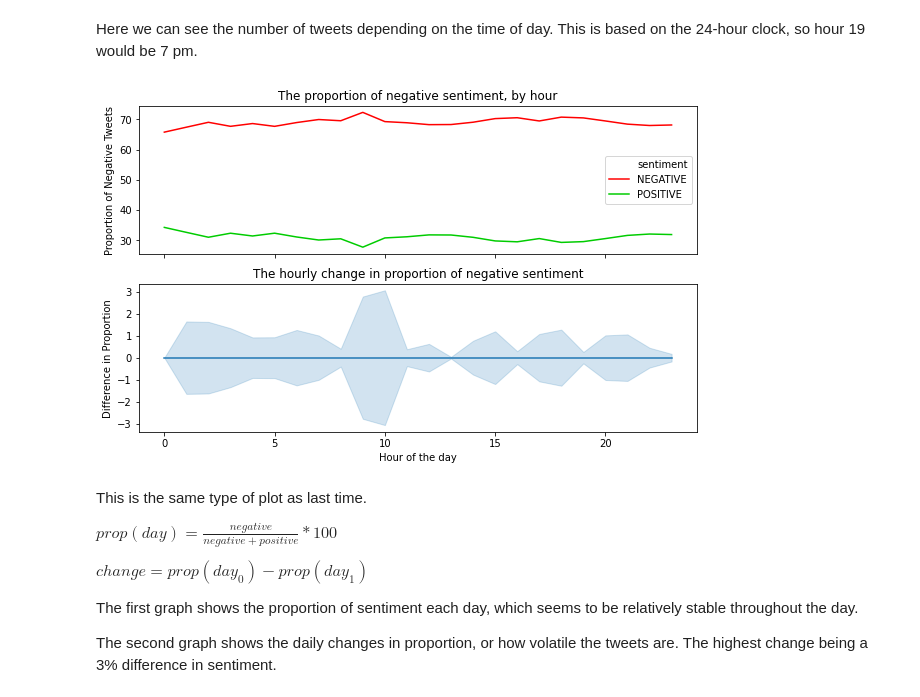
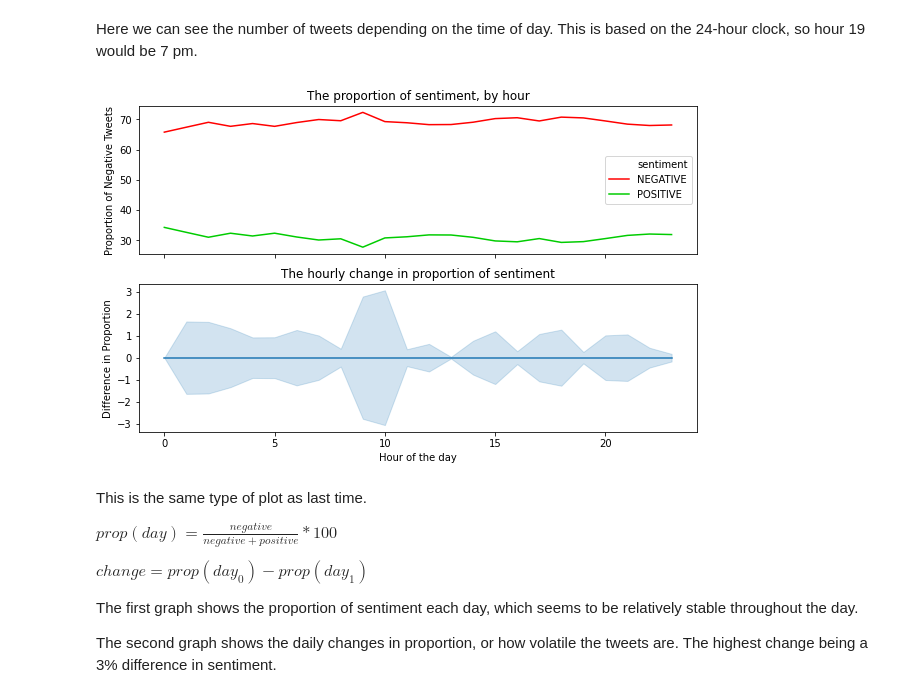
Before and after one commit to Alexander-Kahanek/COVID_Research, a Jupyter notebook: analysis/tweets_analysis.ipynb, the cells around one changed output. Cells and saved outputs as stored; diff of their text form; code cells hidden in the pictures.

```diff
--- a/analysis/tweets_analysis.ipynb
+++ b/analysis/tweets_analysis.ipynb
@@ -123,28 +123,27 @@ Here we can see the number of tweets depending on the time of day. This is based
 # %%
 # getting sum of hour -> sentiment
 hour_sent = plot_data.groupby(['hour', 'sentiment']).agg({'num_of_tweets':'sum'})
 # getting sum of hour
 hour = plot_data.groupby('hour').agg({'num_of_tweets':'sum'})
 # making proportion
 prop_data = hour_sent.div(hour, level= 'hour') * 100
 # finding difference in proportion
 prop_data['diffs'] = prop_data.groupby(['sentiment'])['num_of_tweets'].transform(lambda x: x.diff())
 prop_data = prop_data.reset_index()
 # fill NaN value
 prop_data['diffs'] = prop_data['diffs'].fillna(0)
 
 # plotting
 fig, ax = plt.subplots(nrows=2, ncols=1, figsize=(10, 6), sharex= True)
 
-p1 = sns.lineplot(data= prop_data, x= 'hour', y="num_of_tweets", palette= ['#ff0000', '#00cc00'], hue= 'sentiment', ax= ax[0]).set_title("The proportion of negative sentiment, by hour")
+p1 = sns.lineplot(data= prop_data, x= 'hour', y="num_of_tweets", palette= ['#ff0000', '#00cc00'], hue= 'sentiment', ax= ax[0]).set_title("The proportion of sentiment, by hour")
 ax[0].set(ylabel='Proportion of Negative Tweets')
 
-sns.lineplot(data= prop_data, x= 'hour', y="diffs", ax= ax[1]).set_title("The hourly change in proportion of negative sentiment")
+sns.lineplot(data= prop_data, x= 'hour', y="diffs", ax= ax[1]).set_title("The hourly change in proportion of sentiment")
 ax[1].set(ylabel='Difference in Proportion')
-
 plot = plt.xlabel("Hour of the day")
 # %% [output]
-[figure, old version]
+[figure, new version]
 # %% [markdown]
 This is the same type of plot as last time.
 
```
Also changed, not shown: parts of 2 cells of this notebook.
